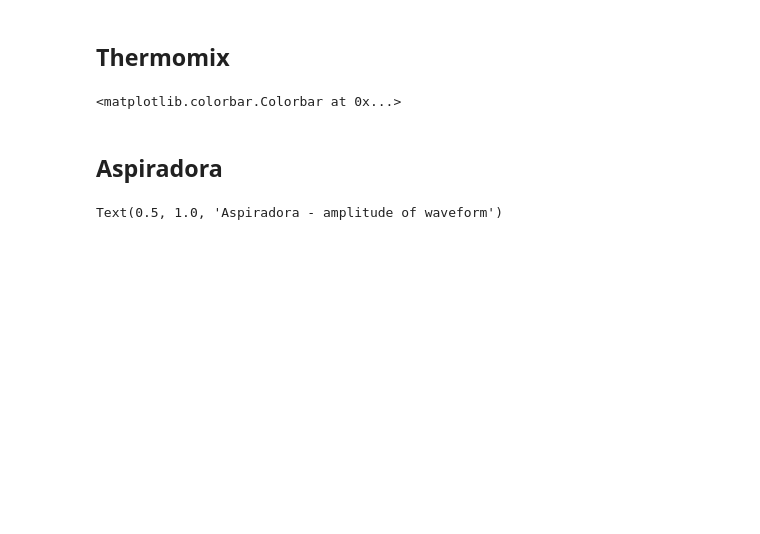
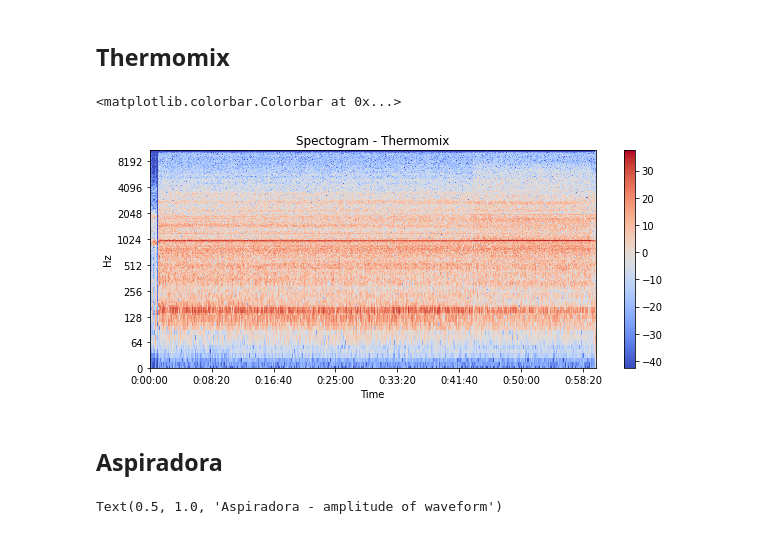
Before and after one commit to josellado/Sound_Detector, a Jupyter notebook: data_visualitation.ipynb, the cells around one changed output. Cells and saved outputs as stored; diff of their text form; code cells hidden in the pictures; blank space fills up the shorter version.

```diff
--- a/data_visualitation.ipynb
+++ b/data_visualitation.ipynb
@@ -189,10 +181,11 @@ plt.title('Thermomix - amplitude of waveform')
 # %%
 plt.figure(figsize=(10, 4))
-librosa.display.specshow(Xdb, sr=sr, x_axis='time', y_axis='log', cmap='Wistia')
+librosa.display.specshow(Xdb, sr=sr, x_axis='time', y_axis='log')
 plt.title('Spectogram - Thermomix')
 plt.colorbar()
 # %% [output]
 <matplotlib.colorbar.Colorbar at 0x...>
+[figure, added]
 # %% [markdown]
 ## Aspiradora
 # %%
```
Also changed, not shown: parts of 7 cells of this notebook, 15 other files.
